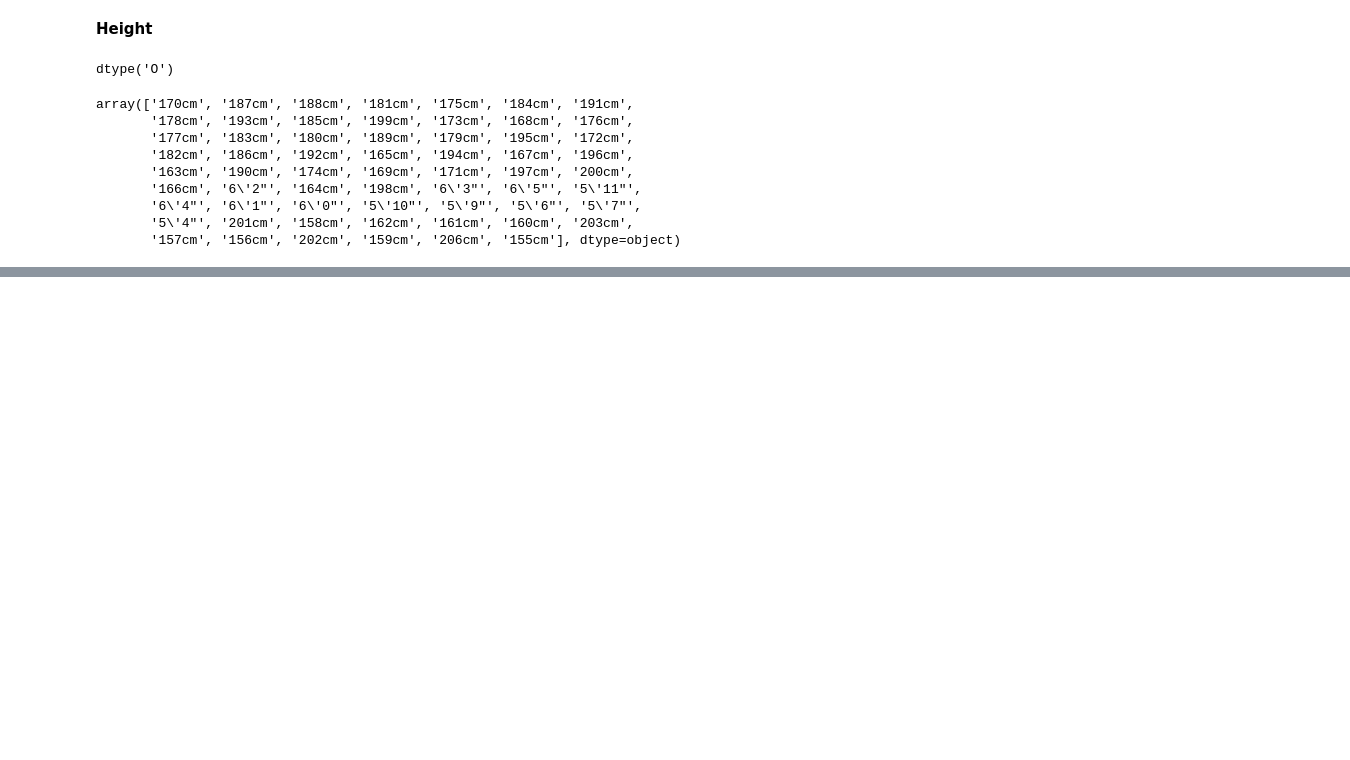
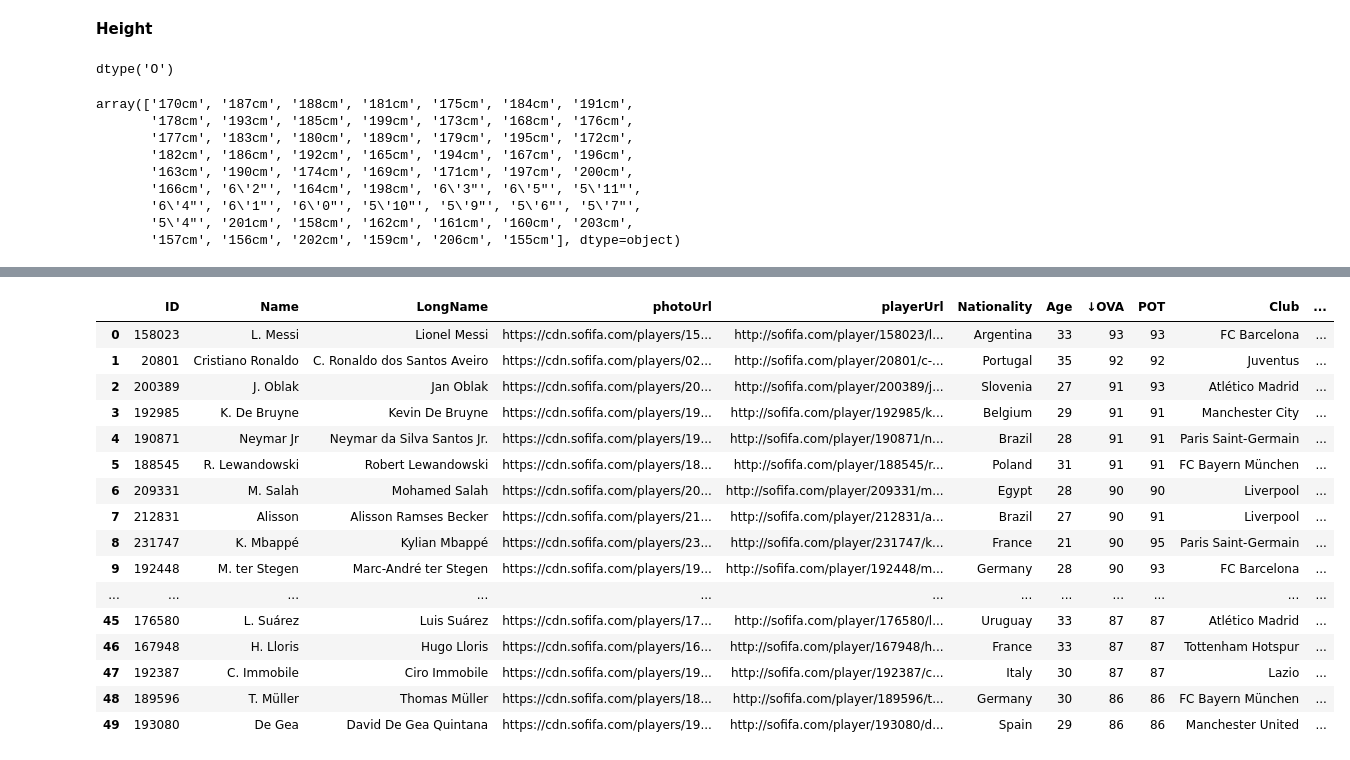
Before and after one commit to loreeugene/data-personal-projects, a Jupyter notebook: fifa-21-data-cleaning/fifa-21-data-cleaning.ipynb, the cells around one changed output, grey strips where cells are left out. Saved outputs shown, nothing was run; the diff lists cells and outputs as text; code cells hidden in the pictures; blank space fills up the shorter version.

```diff
--- a/fifa-21-data-cleaning/fifa-21-data-cleaning.ipynb
+++ b/fifa-21-data-cleaning/fifa-21-data-cleaning.ipynb
@@ -232,0 +402,3 @@ array(['170cm', '187cm', '188cm', '181cm', '175cm', '184cm', '191cm',
+# %%
+fifa['IR'] = fifa['IR'].str.replace(' ★', '')
+fifa['IR'].unique()
@@ -232,0 +437,2 @@ array(['170cm', '187cm', '188cm', '181cm', '175cm', '184cm', '191cm',
+# %%
+fifa['Hits'] = fifa['Hits'].fillna('0')
@@ -232,0 +463,17 @@ array(['170cm', '187cm', '188cm', '181cm', '175cm', '184cm', '191cm',
+# %%
+# Create a function
+
+def convert_hits(value):
+    if type(value) == str and 'K' in value:
+        try:
+            return int(float(value.replace('K', '')) * 1000)
+        except (ValueError, TypeError):
+            return None
+    try:
+        return int(value)
+    except (ValueError, TypeError):
+        return None
+# %%
+# Apply the function to the Hits column
+fifa['Hits'] = fifa['Hits'].apply(convert_hits)
+fifa['Hits'].unique()
@@ -232,0 +498,20 @@ array(['170cm', '187cm', '188cm', '181cm', '175cm', '184cm', '191cm',
+# %%
+fifa.head(50)
+# %% [output]
+|  | ID | Name | LongName | photoUrl | playerUrl | Nationality | Age | ↓OVA | POT | Club | ... |
+| 0 | 158023 | L. Messi | Lionel Messi | https://cdn.sofifa.com/players/15... | http://sofifa.com/player/158023/l... | Argentina | 33 | 93 | 93 | FC Barcelona | ... |
+| 1 | 20801 | Cristiano Ronaldo | C. Ronaldo dos Santos Aveiro | https://cdn.sofifa.com/players/02... | http://sofifa.com/player/20801/c-... | Portugal | 35 | 92 | 92 | Juventus | ... |
+| 2 | 200389 | J. Oblak | Jan Oblak | https://cdn.sofifa.com/players/20... | http://sofifa.com/player/200389/j... | Slovenia | 27 | 91 | 93 | Atlético Madrid | ... |
+| 3 | 192985 | K. De Bruyne | Kevin De Bruyne | https://cdn.sofifa.com/players/19... | http://sofifa.com/player/192985/k... | Belgium | 29 | 91 | 91 | Manchester City | ... |
+| 4 | 190871 | Neymar Jr | Neymar da Silva Santos Jr. | https://cdn.sofifa.com/players/19... | http://sofifa.com/player/190871/n... | Brazil | 28 | 91 | 91 | Paris Saint-Germain | ... |
+| 5 | 188545 | R. Lewandowski | Robert Lewandowski | https://cdn.sofifa.com/players/18... | http://sofifa.com/player/188545/r... | Poland | 31 | 91 | 91 | FC Bayern München | ... |
+| 6 | 209331 | M. Salah | Mohamed Salah | https://cdn.sofifa.com/players/20... | http://sofifa.com/player/209331/m... | Egypt | 28 | 90 | 90 | Liverpool | ... |
+| 7 | 212831 | Alisson | Alisson Ramses Becker | https://cdn.sofifa.com/players/21... | http://sofifa.com/player/212831/a... | Brazil | 27 | 90 | 91 | Liverpool | ... |
+| 8 | 231747 | K. Mbappé | Kylian Mbappé | https://cdn.sofifa.com/players/23... | http://sofifa.com/player/231747/k... | France | 21 | 90 | 95 | Paris Saint-Germain | ... |
+| 9 | 192448 | M. ter Stegen | Marc-André ter Stegen | https://cdn.sofifa.com/players/19... | http://sofifa.com/player/192448/m... | Germany | 28 | 90 | 93 | FC Barcelona | ... |
+| ... | ... | ... | ... | ... | ... | ... | ... | ... | ... | ... | ... |
+| 45 | 176580 | L. Suárez | Luis Suárez | https://cdn.sofifa.com/players/17... | http://sofifa.com/player/176580/l... | Uruguay | 33 | 87 | 87 | Atlético Madrid | ... |
+| 46 | 167948 | H. Lloris | Hugo Lloris | https://cdn.sofifa.com/players/16... | http://sofifa.com/player/167948/h... | France | 33 | 87 | 87 | Tottenham Hotspur | ... |
+| 47 | 192387 | C. Immobile | Ciro Immobile | https://cdn.sofifa.com/players/19... | http://sofifa.com/player/192387/c... | Italy | 30 | 87 | 87 | Lazio | ... |
+| 48 | 189596 | T. Müller | Thomas Müller | https://cdn.sofifa.com/players/18... | http://sofifa.com/player/189596/t... | Germany | 30 | 86 | 86 | FC Bayern München | ... |
+| 49 | 193080 | De Gea | David De Gea Quintana | https://cdn.sofifa.com/players/19... | http://sofifa.com/player/193080/d... | Spain | 29 | 86 | 86 | Manchester United | ... |
```
Also changed, not shown: parts of 35 cells of this notebook.
